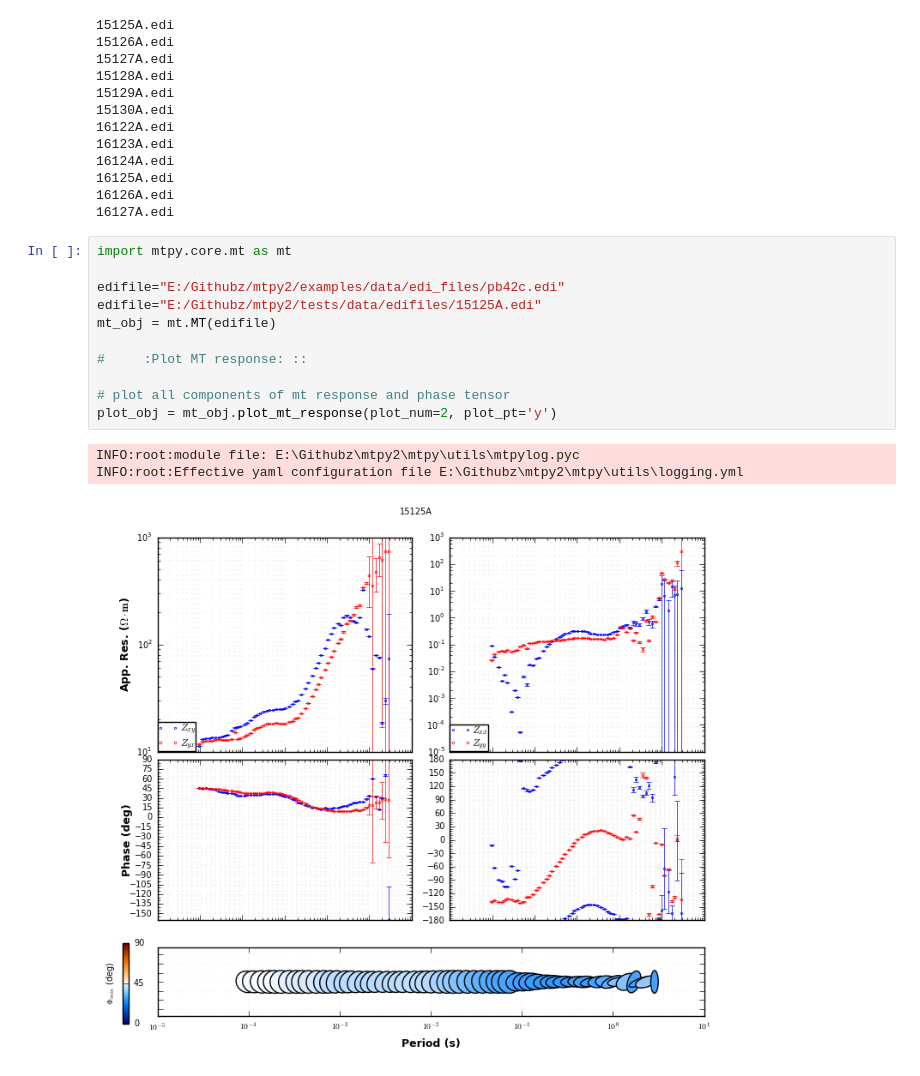
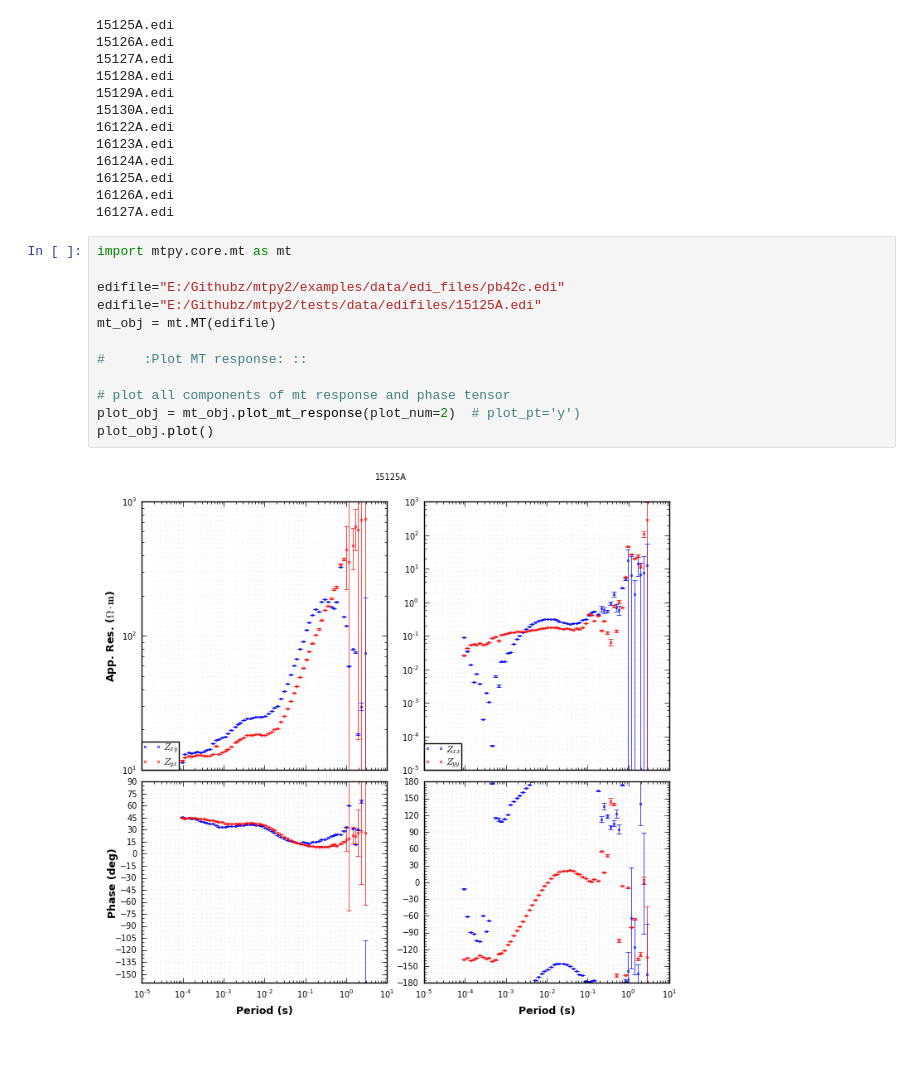
Before and after one commit to MTgeophysics/mtpy, a Jupyter notebook: examples/notebooks/test_exp.ipynb, the cells around one changed output. Saved outputs shown, nothing was run; the diff lists cells and outputs as text.

Commit message:
removed the default plot() call in the __init__() method of  plot_mt_response.py Should call the plot() method after construction of the object.

```diff
--- a/examples/notebooks/test_exp.ipynb
+++ b/examples/notebooks/test_exp.ipynb
@@ -47,15 +47,14 @@ scipy.__version__
 # %%
 import mtpy.core.mt as mt
 
 edifile="E:/Githubz/mtpy2/examples/data/edi_files/pb42c.edi"
 edifile="E:/Githubz/mtpy2/tests/data/edifiles/15125A.edi"
 mt_obj = mt.MT(edifile)
 
 #     :Plot MT response: ::
 
 # plot all components of mt response and phase tensor
-plot_obj = mt_obj.plot_mt_response(plot_num=2, plot_pt='y')
+plot_obj = mt_obj.plot_mt_response(plot_num=2)  # plot_pt='y')
+plot_obj.plot()
 # %% [output]
-INFO:root:module file: E:\Githubz\mtpy2\mtpy\utils\mtpylog.pyc
-INFO:root:Effective yaml configuration file E:\Githubz\mtpy2\mtpy\utils\logging.yml
-[figure, old version]
+[figure, new version]
```
Also changed, not shown: parts of 2 cells of this notebook, 7 other files.
